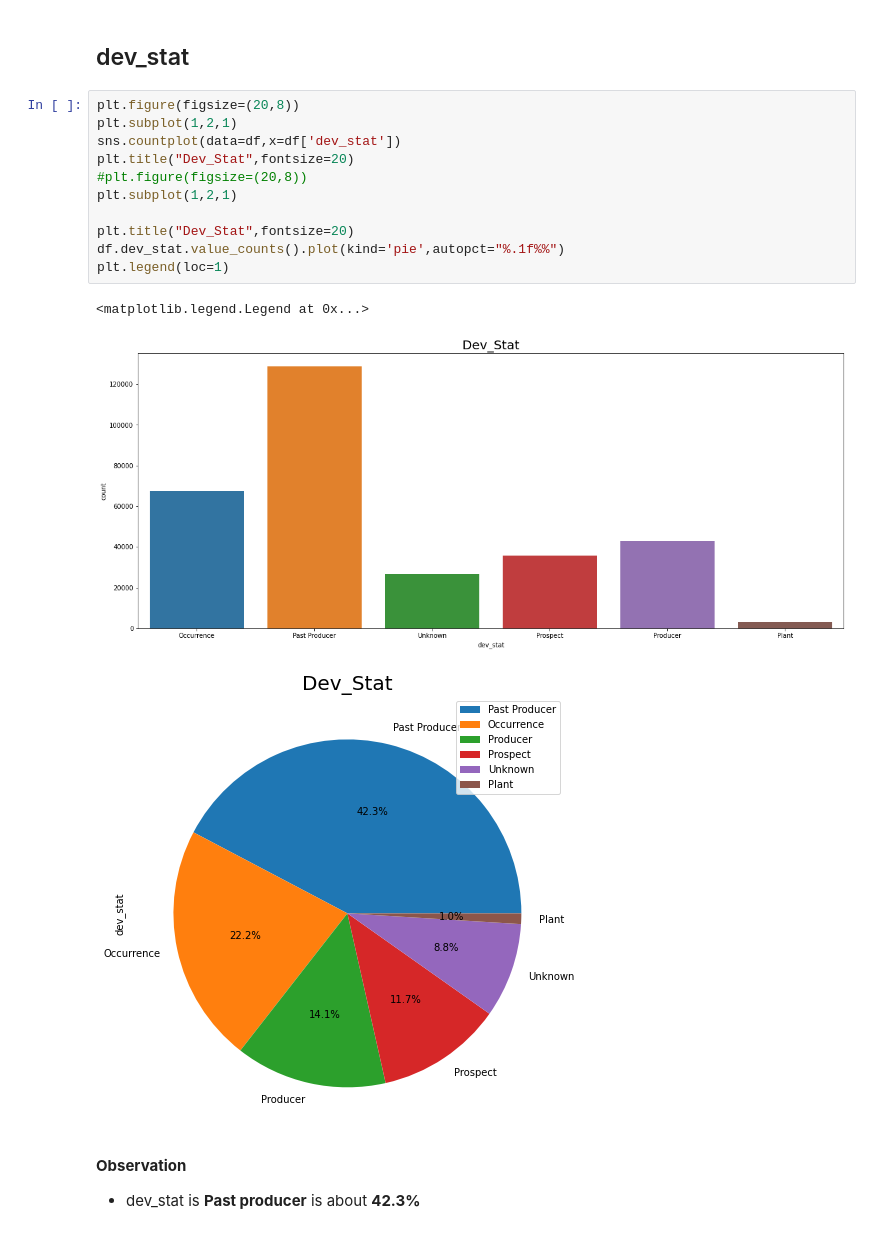
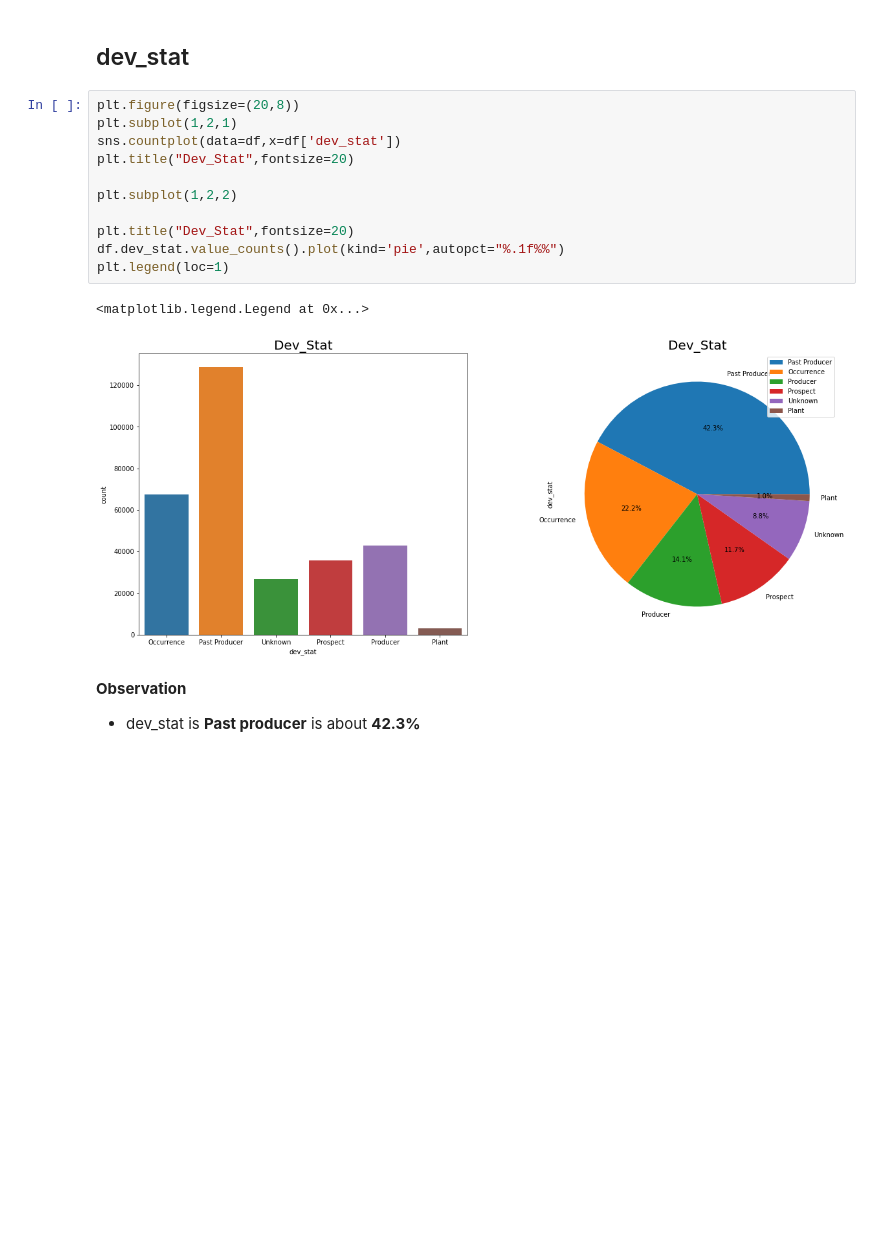
Before and after one commit to Sialsanwal/Data-Science, a Jupyter notebook: Exploratory Data Analysis (EDA)/Mineral ores around the world.ipynb, the cells around one changed output. Cells and saved outputs as stored; diff of their text form; blank space fills up the shorter version.

```diff
--- a/Exploratory Data Analysis (EDA)/Mineral ores around the world.ipynb
+++ b/Exploratory Data Analysis (EDA)/Mineral ores around the world.ipynb
@@ -178,18 +176,17 @@ ___
 # %%
 plt.figure(figsize=(20,8))
 plt.subplot(1,2,1)
 sns.countplot(data=df,x=df['dev_stat'])
 plt.title("Dev_Stat",fontsize=20)
-#plt.figure(figsize=(20,8))
-plt.subplot(1,2,1)
+
+plt.subplot(1,2,2)
 
 plt.title("Dev_Stat",fontsize=20)
 df.dev_stat.value_counts().plot(kind='pie',autopct="%.1f%%")
 plt.legend(loc=1)
 # %% [output]
 <matplotlib.legend.Legend at 0x...>
-[figure, old version]
+[figure, new version]
-[figure, removed]
 # %% [markdown]
 **Observation**
 - dev_stat is **Past producer** is about **42.3%**
```
Also changed, not shown: parts of 5 cells of this notebook.
